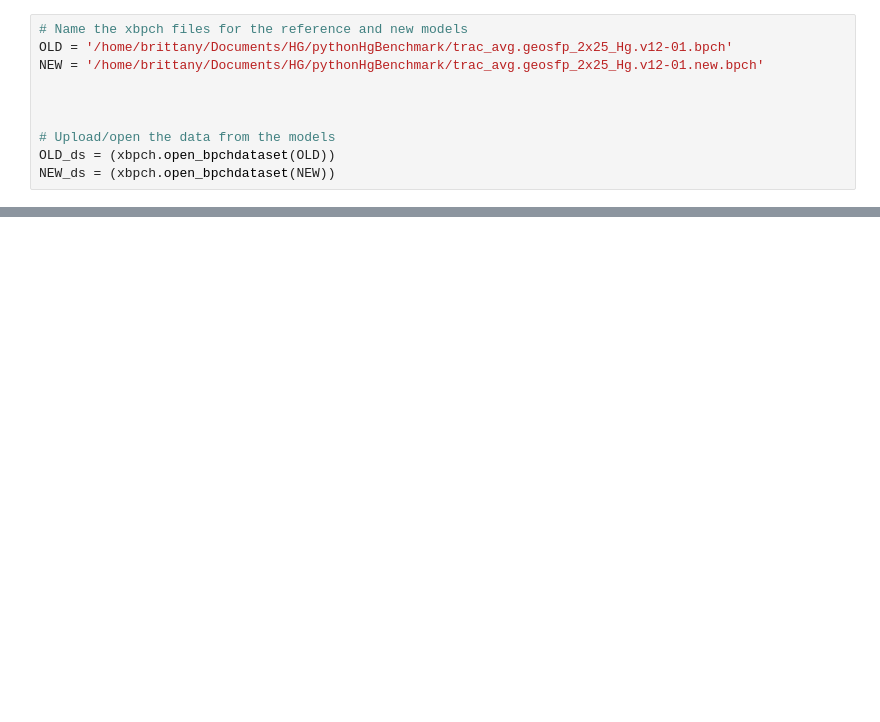
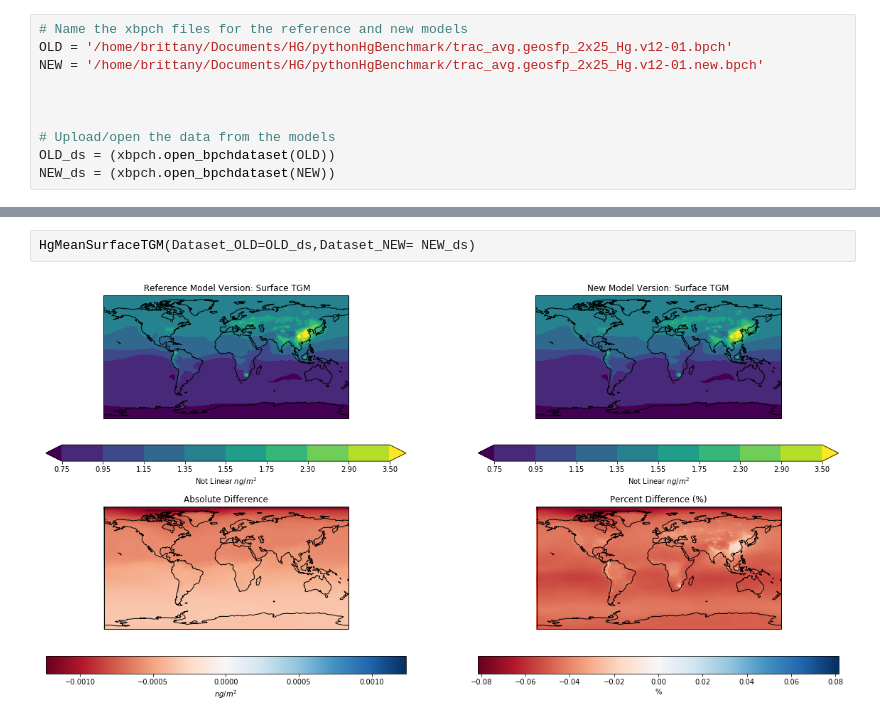
Before and after one commit to arifein/pythonHgBenchmark, a Jupyter notebook: Mainframe.ipynb, the cells around one changed output, grey strips where cells are left out. Saved outputs shown, nothing was run; the diff lists cells and outputs as text; blank space fills up the shorter version.

```diff
--- a/Mainframe.ipynb
+++ b/Mainframe.ipynb
@@ -22,0 +56,4 @@ NEW_ds = (xbpch.open_bpchdataset(NEW))
+# %%
+HgMeanSurfaceTGM(Dataset_OLD=OLD_ds,Dataset_NEW= NEW_ds)
+# %% [output]
+[figure, added]
```
Also changed, not shown: parts of 5 cells of this notebook, 4 other files.
